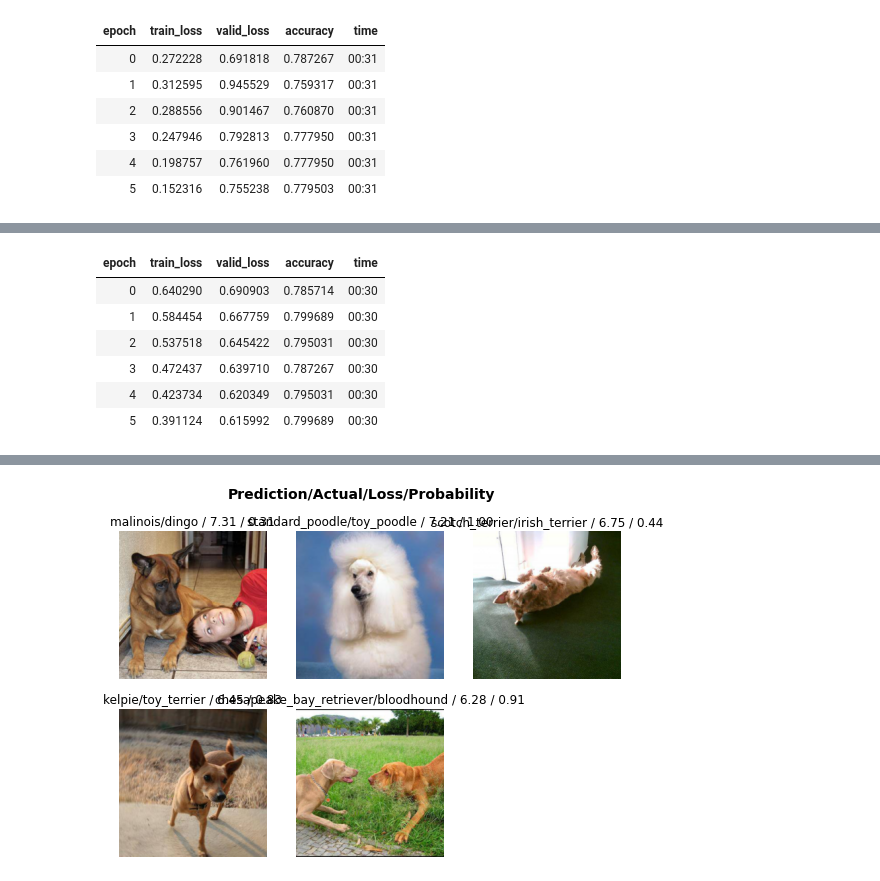
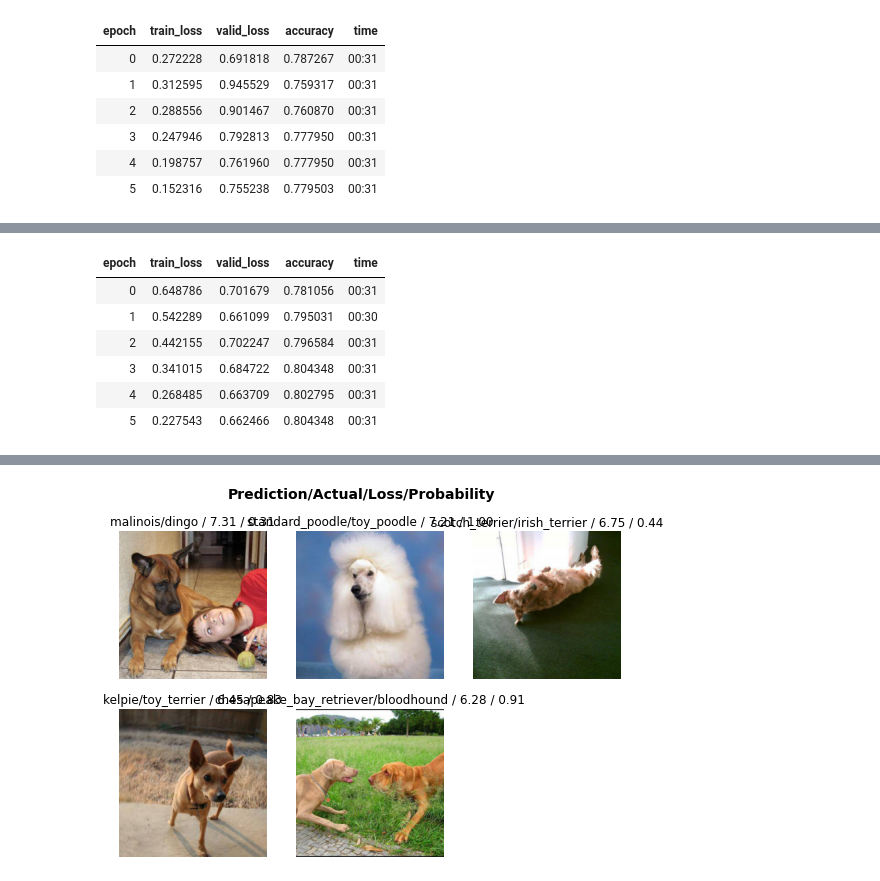
Before and after one commit to george-kan/fastai, a Jupyter notebook: Doggies.ipynb, the cells around one changed output, grey strips where cells are left out. Cells and saved outputs as stored; diff of their text form; code cells hidden in the pictures.

```diff
--- a/Doggies.ipynb
+++ b/Doggies.ipynb
@@ -164,11 +194,12 @@ SuggestedLRs(lr_min=0.0001737800776027143, lr_steep=7.585775847473997e-07)
 # %%
 learn.dls = get_dls(64, 224)
+learn.unfreeze()
 learn.fit_one_cycle(6, lr_max = slice(1e-5, 3e-4))
 # %% [output]
 | epoch | train_loss | valid_loss | accuracy | time |
-| 0 | 0.640290 | 0.690903 | 0.785714 | 00:30 |
-| 1 | 0.584454 | 0.667759 | 0.799689 | 00:30 |
-| 2 | 0.537518 | 0.645422 | 0.795031 | 00:30 |
-| 3 | 0.472437 | 0.639710 | 0.787267 | 00:30 |
-| 4 | 0.423734 | 0.620349 | 0.795031 | 00:30 |
-| 5 | 0.391124 | 0.615992 | 0.799689 | 00:30 |
+| 0 | 0.648786 | 0.701679 | 0.781056 | 00:31 |
+| 1 | 0.542289 | 0.661099 | 0.795031 | 00:30 |
+| 2 | 0.442155 | 0.702247 | 0.796584 | 00:31 |
+| 3 | 0.341015 | 0.684722 | 0.804348 | 00:31 |
+| 4 | 0.268485 | 0.663709 | 0.802795 | 00:31 |
+| 5 | 0.227543 | 0.662466 | 0.804348 | 00:31 |
```
Also changed, not shown: parts of 12 cells of this notebook.
